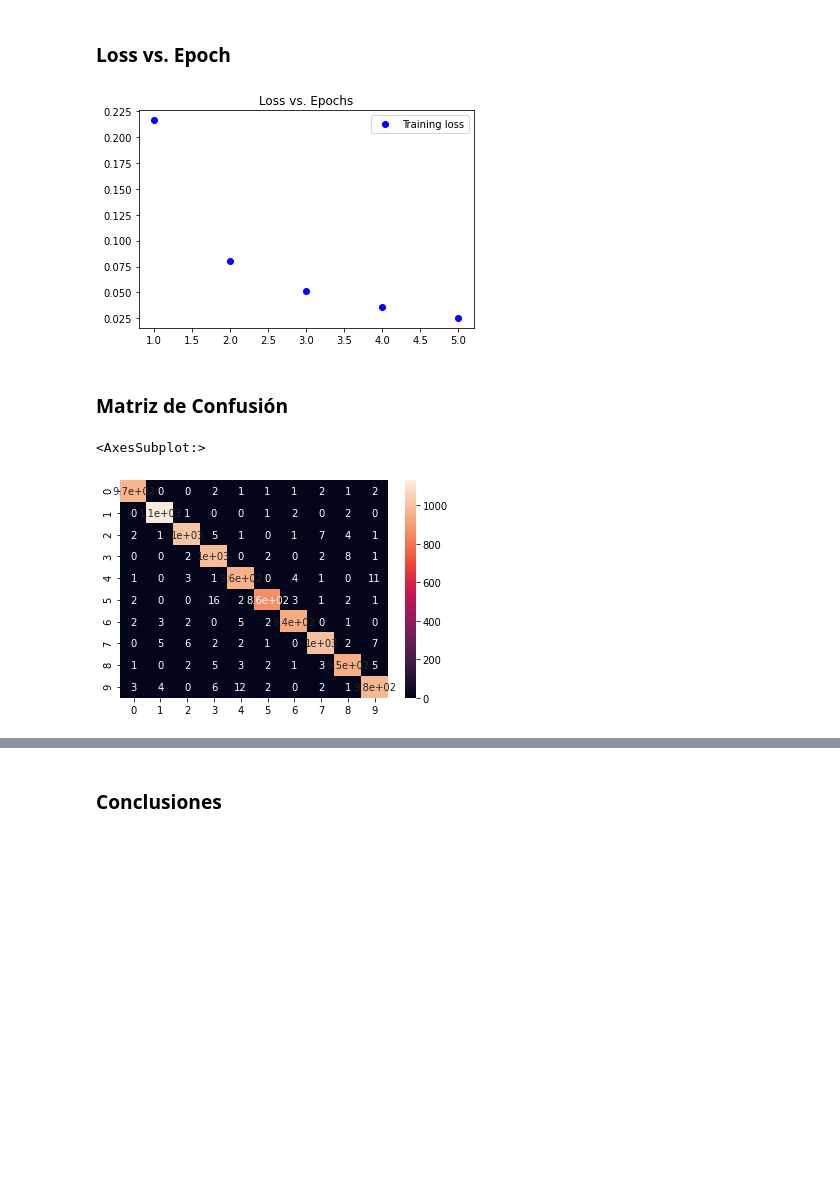
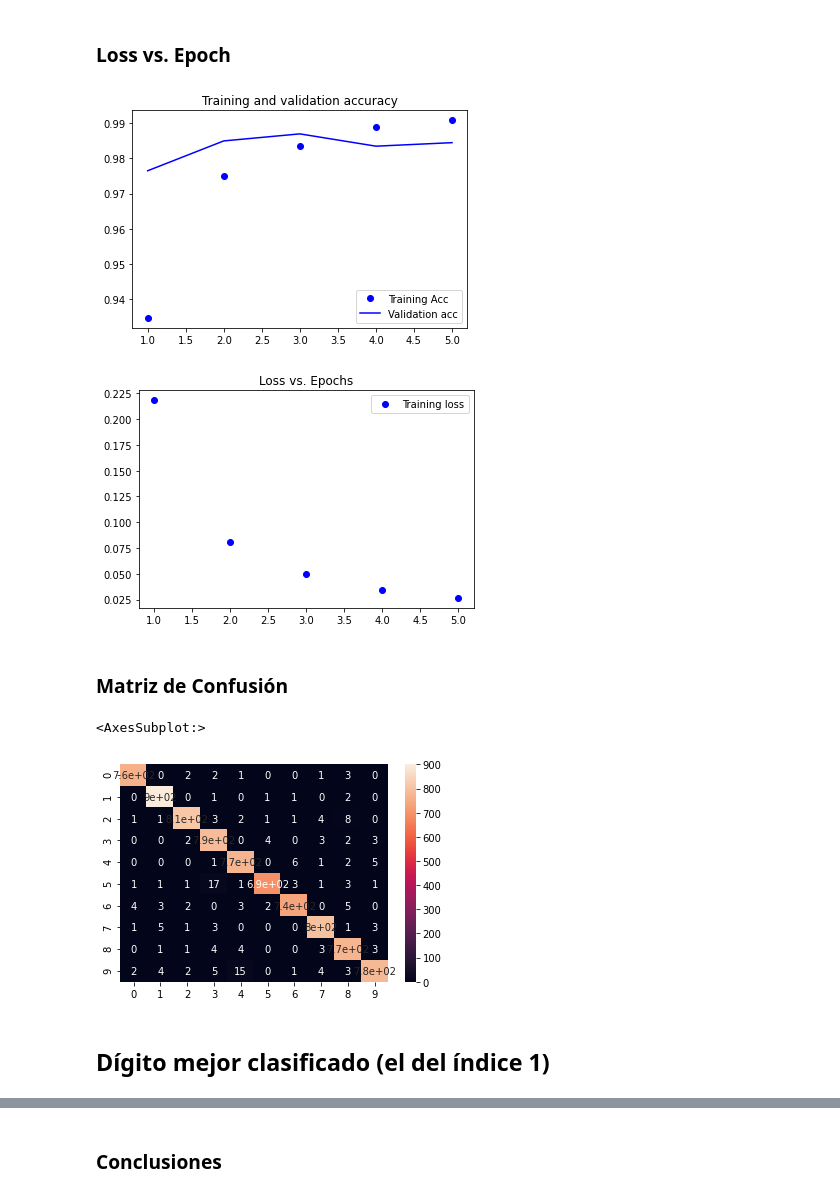
Before and after one commit to LornartheBreton/proyecto_ia_nn, a Jupyter notebook: proyIA_NeuralNet.ipynb, the cells around one changed output, grey strips where cells are left out. Drawn from its saved outputs; the diff is of its cells as text; code cells hidden in the pictures; blank space fills up the shorter version.

Commit message:
validation sets added

```diff
--- a/proyIA_NeuralNet.ipynb
+++ b/proyIA_NeuralNet.ipynb
@@ -24,9 +27,15 @@ train_images = train_images.astype('float32') / 255
 
 test_images = test_images.reshape((10000, 28 * 28))
 test_images = test_images.astype('float32') / 255
+
+validation_images = test_images[8000:]
+test_images = test_images[:8000]
 # %%
 train_labels = to_categorical(train_labels)
 test_labels = to_categorical(test_labels)
+
+validation_labels = test_labels[8000:]
+test_labels = test_labels[:8000]
 # %% [markdown]
 ## Red Default: 1 capa de 512 neuronas - RMSprop
 # %%
@@ -444,6 +651,8 @@ networkF.compile(optimizer='adam',
                 loss='categorical_crossentropy',
                 metrics=['accuracy'])
 # %%
-historyF = networkF.fit(train_images, train_labels, epochs=5, batch_size=128)
+historyF = networkF.fit(train_images, train_labels,
+                      epochs=5, batch_size=128,
+                     validation_data=(validation_images,validation_labels))
 # %% [output]
 Epoch 1/5
@@ -469,20 +678,28 @@ test_acc: 0.9767000079154968
 # %% [markdown]
 ### Loss vs. Epoch
 # %%
+acc = historyF.history['accuracy']
+val_acc = historyF.history['val_accuracy']
 acc = historyF.history['accuracy']
 loss = historyF.history['loss']
 
 epochs = range(1, len(acc)+1)
+
+plt.plot(epochs, acc, 'bo', label='Training Acc')
+plt.plot(epochs, val_acc, 'b', label='Validation acc')
+plt.title('Training and validation accuracy')
+plt.legend()
 
 plt.figure()
 
 plt.plot(epochs, loss, 'bo', label='Training loss')
 plt.title('Loss vs. Epochs')
 plt.legend()
 
 plt.show()
 # %% [output]
-[figure, old version]
+[figure, new version]
+[figure, added]
 # %% [markdown]
 ### Matriz de Confusión
 # %%
@@ -494,4 +711,6 @@ confF = confusion_matrix(np.argmax(test_labels,axis=1),
 sns.heatmap(confF, annot=True)
 # %% [output]
 <AxesSubplot:>
-[figure, old version]
+[figure, new version]
+# %% [markdown]
+## Dígito mejor clasificado (el del índice 1)
```
Also changed, not shown: parts of 69 cells of this notebook, 1 other file.
